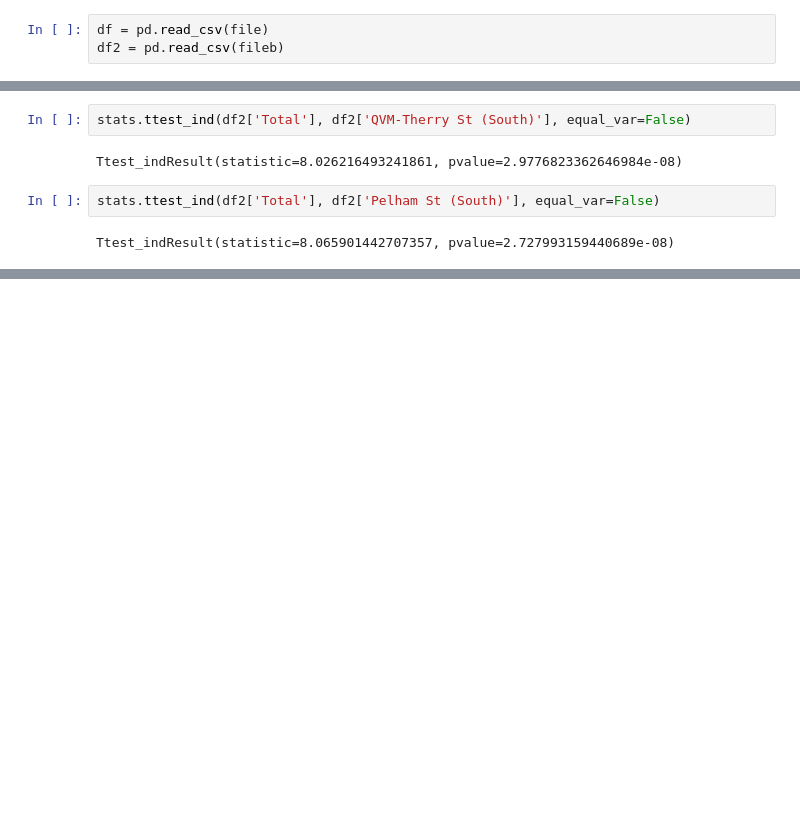
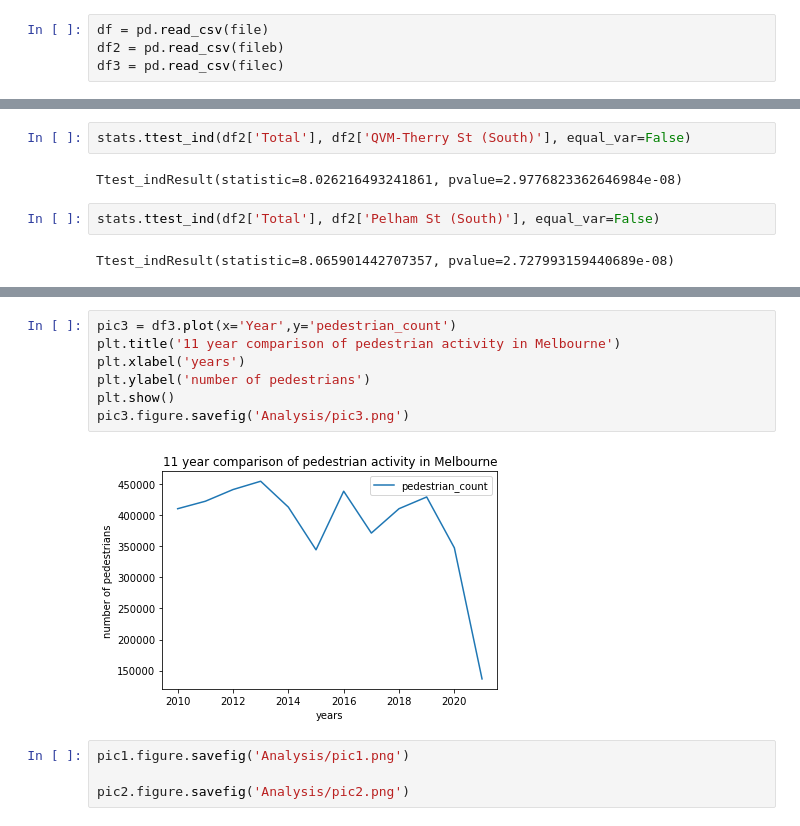
Before and after one commit to James-Akerman/covid19-melbourne-pedestrian-activity-analysis, a Jupyter notebook: Hypothesis 1/Prabh_analysis.ipynb, the cells around one changed output, grey strips where cells are left out. Cells and saved outputs as stored; diff of their text form; blank space fills up the shorter version.

```diff
--- a/Hypothesis 1/Prabh_analysis.ipynb
+++ b/Hypothesis 1/Prabh_analysis.ipynb
@@ -8,3 +10,4 @@ fileb = 't_test.csv'
 # %%
 df = pd.read_csv(file)
 df2 = pd.read_csv(fileb)
+df3 = pd.read_csv(filec)
@@ -142,0 +176,13 @@ Ttest_indResult(statistic=8.065901442707357, pvalue=2.727993159440689e-08)
+# %%
+pic3 = df3.plot(x='Year',y='pedestrian_count')
+plt.title('11 year comparison of pedestrian activity in Melbourne')
+plt.xlabel('years')
+plt.ylabel('number of pedestrians')
+plt.show()
+pic3.figure.savefig('Analysis/pic3.png')
+# %% [output]
+[figure, added]
+# %%
+pic1.figure.savefig('Analysis/pic1.png')
+
+pic2.figure.savefig('Analysis/pic2.png')
```
Also changed, not shown: parts of 10 cells of this notebook, 23 other files.
